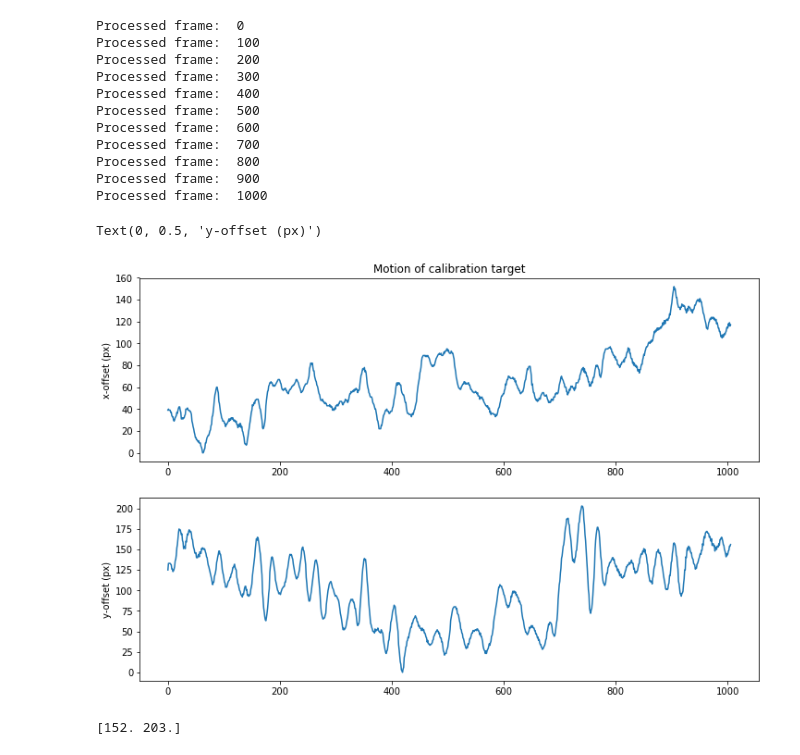
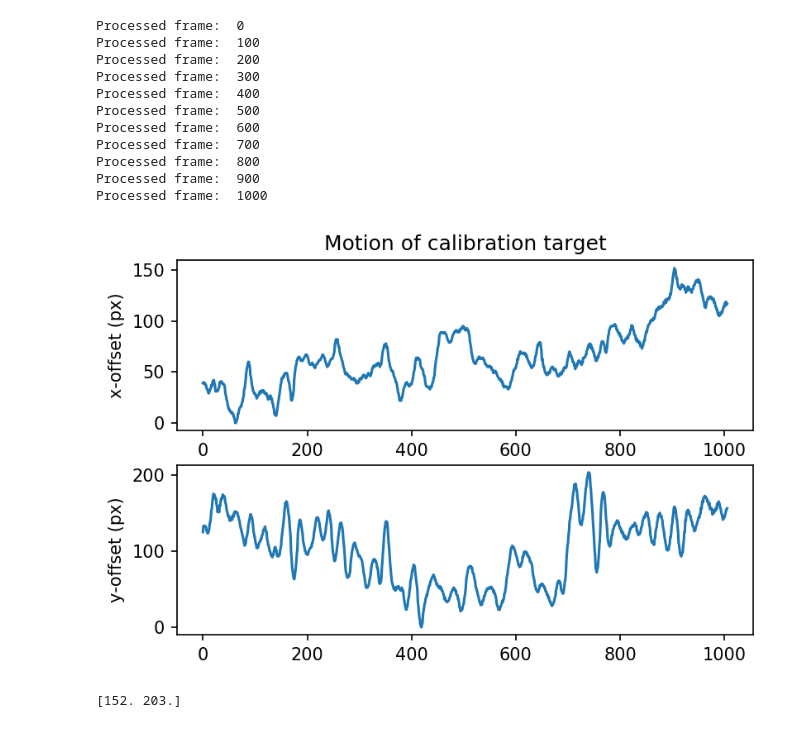
Before and after one commit to IOMRC/drone_video_vibration, a Jupyter notebook: notebooks/Step2_RecenterFrames.ipynb, the cells around one changed output. Cells and saved outputs as stored; diff of their text form; code cells hidden in the pictures.

```diff
--- a/notebooks/Step2_RecenterFrames.ipynb
+++ b/notebooks/Step2_RecenterFrames.ipynb
@@ -103,18 +103,18 @@ Processed frame:  1000
 resultsA=np.array(results)
 resultsA=resultsA-np.min(resultsA,axis=0)
 # %%
-fig,axs = plt.subplots(2,1,figsize=[12,8])
+fig,axs = plt.subplots(2,1,figsize=[6,4],dpi=150)
 ax = axs[0]
 ax.set_title('Motion of calibration target')
 ax.plot(resultsA[:,0])
 ax.set_ylabel('x-offset (px)')
 
 ax = axs[1]
 ax.plot(resultsA[:,1])
 ax.set_ylabel('y-offset (px)')
+fig.savefig('motion.png')
 # %% [output]
-Text(0, 0.5, 'y-offset (px)')
-[figure, old version]
+[figure, new version]
 # %%
 max_shift=np.max(resultsA,axis=0)
 print(max_shift)
```
Also changed, not shown: parts of 2 cells of this notebook, 1 other file.
